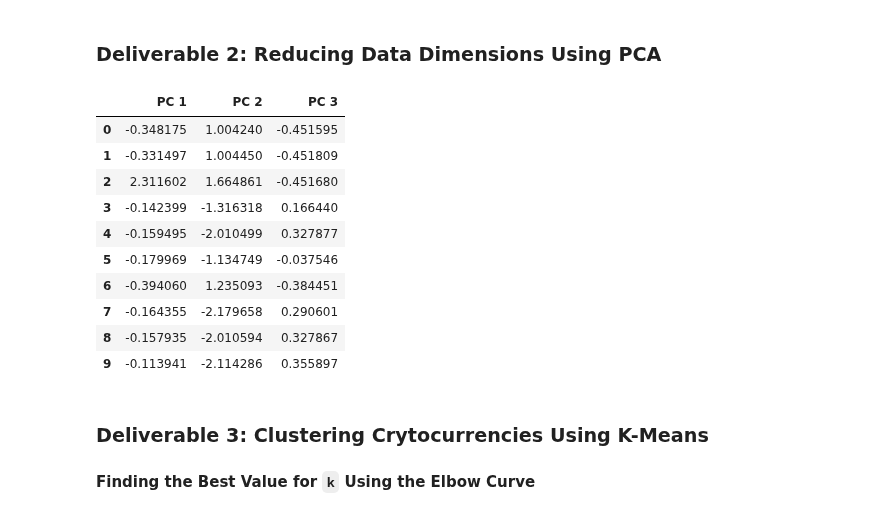
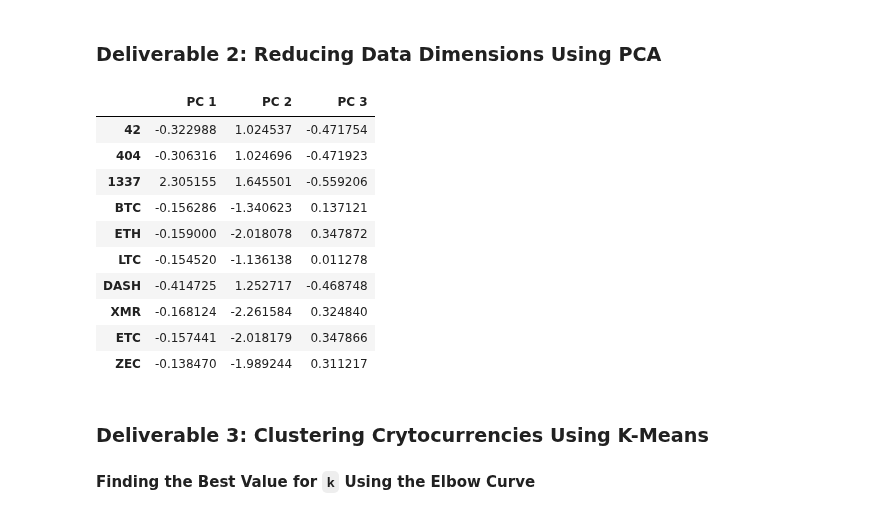
Before and after one commit to stacey1079/Cryptocurrencies, a Jupyter notebook: crypto_clustering.ipynb, the cells around one changed output. Saved outputs shown, nothing was run; the diff lists cells and outputs as text; code cells hidden in the pictures.

```diff
--- a/crypto_clustering.ipynb
+++ b/crypto_clustering.ipynb
@@ -75,7 +65,7 @@ Column TotalCoinSupply has 0 null values
 new_crypto_df = new_crypto_df.dropna()
 # %%
 # Keep the rows where coins are mined.
-new_crypto_df = new_crypto_df[new_crypto_df['TotalCoinsMined'] > 0]
-new_crypto_df.head()
+crypto_df = new_crypto_df[new_crypto_df['TotalCoinsMined'] > 0]
+crypto_df.head(10)
 # %% [output]
 |  | CoinName | Algorithm | ProofType | TotalCoinsMined | TotalCoinSupply |
@@ -99,7 +92,7 @@ crypto_names_df.head()
 | ETH | Ethereum |
 # %%
 # Drop the 'CoinName' column since it's not going to be used on the clustering algorithm.
-clean_crypto_df = new_crypto_df.drop(['CoinName'], axis=1)
-clean_crypto_df.head()
+crypto_df = crypto_df.drop(['CoinName'], axis=1)
+crypto_df.head(10)
 # %% [output]
 |  | Algorithm | ProofType | TotalCoinsMined | TotalCoinSupply |
@@ -112,6 +109,6 @@ clean_crypto_df.head()
 # %%
 # Use get_dummies() to create variables for text features.
-X = pd.get_dummies(clean_crypto_df, columns=['Algorithm', 'ProofType'])
+X = pd.get_dummies(crypto_df, columns=['Algorithm', 'ProofType'])
 X
 # %% [output]
 |  | TotalCoinsMined | TotalCoinSupply | Algorithm_1GB AES Pattern Search | Algorithm_536 | Algorithm_Argon2d | ... |
@@ -156,25 +152,25 @@ print(crypto_scaled[0:5])
 # Using PCA to reduce dimension to three principal components.
 pca = PCA(n_components=3)
 
-crypto_pca = pca.fit_transform(crypto_scaled)
+pcs_df = pca.fit_transform(crypto_scaled)
 # %%
 # Create a DataFrame with the three principal components.
-crypto_pca_df = pd.DataFrame(
-    data=crypto_pca, columns=["PC 1", "PC 2", "PC 3"]
+pcs_df = pd.DataFrame(
+    data=pcs_df, columns=["PC 1", "PC 2", "PC 3"], index=X.index #crypto_pcs
 )
-crypto_pca_df.head(10)
+pcs_df.head(10)
 # %% [output]
 |  | PC 1 | PC 2 | PC 3 |
-| 0 | -0.348175 | 1.004240 | -0.451595 |
-| 1 | -0.331497 | 1.004450 | -0.451809 |
-| 2 | 2.311602 | 1.664861 | -0.451680 |
-| 3 | -0.142399 | -1.316318 | 0.166440 |
-| 4 | -0.159495 | -2.010499 | 0.327877 |
-| 5 | -0.179969 | -1.134749 | -0.037546 |
-| 6 | -0.394060 | 1.235093 | -0.384451 |
-| 7 | -0.164355 | -2.179658 | 0.290601 |
-| 8 | -0.157935 | -2.010594 | 0.327867 |
-| 9 | -0.113941 | -2.114286 | 0.355897 |
+| 42 | -0.322988 | 1.024537 | -0.471754 |
+| 404 | -0.306316 | 1.024696 | -0.471923 |
+| 1337 | 2.305155 | 1.645501 | -0.559206 |
+| BTC | -0.156286 | -1.340623 | 0.137121 |
+| ETH | -0.159000 | -2.018078 | 0.347872 |
+| LTC | -0.154520 | -1.136138 | 0.011278 |
+| DASH | -0.414725 | 1.252717 | -0.468748 |
+| XMR | -0.168124 | -2.261584 | 0.324840 |
+| ETC | -0.157441 | -2.018179 | 0.347866 |
+| ZEC | -0.138470 | -1.989244 | 0.311217 |
 # %% [markdown]
 ### Deliverable 3: Clustering Crytocurrencies Using K-Means
 
```
Also changed, not shown: parts of 13 cells of this notebook.
